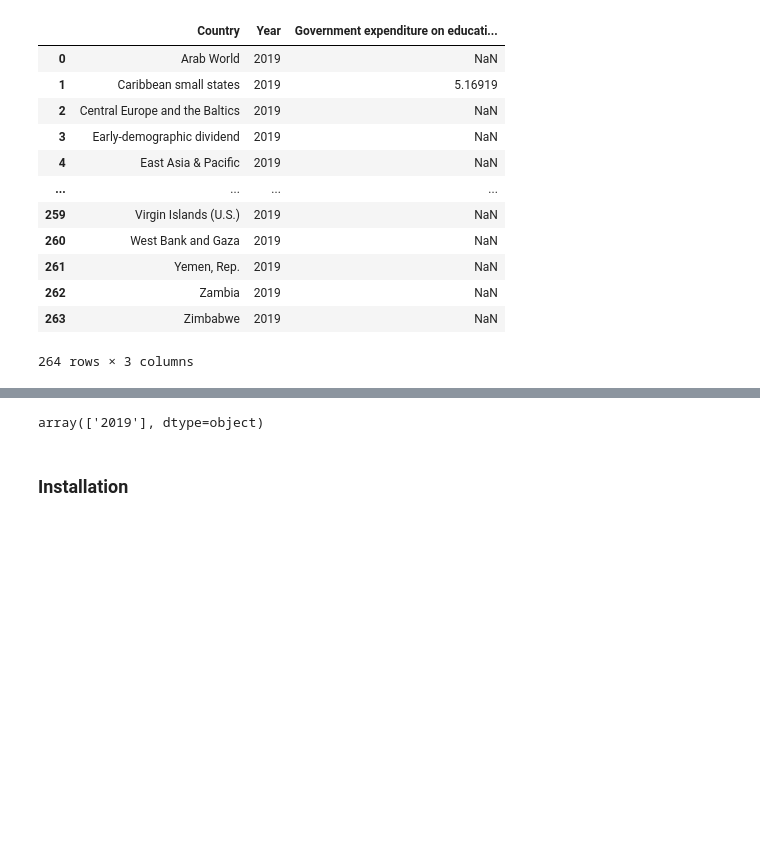
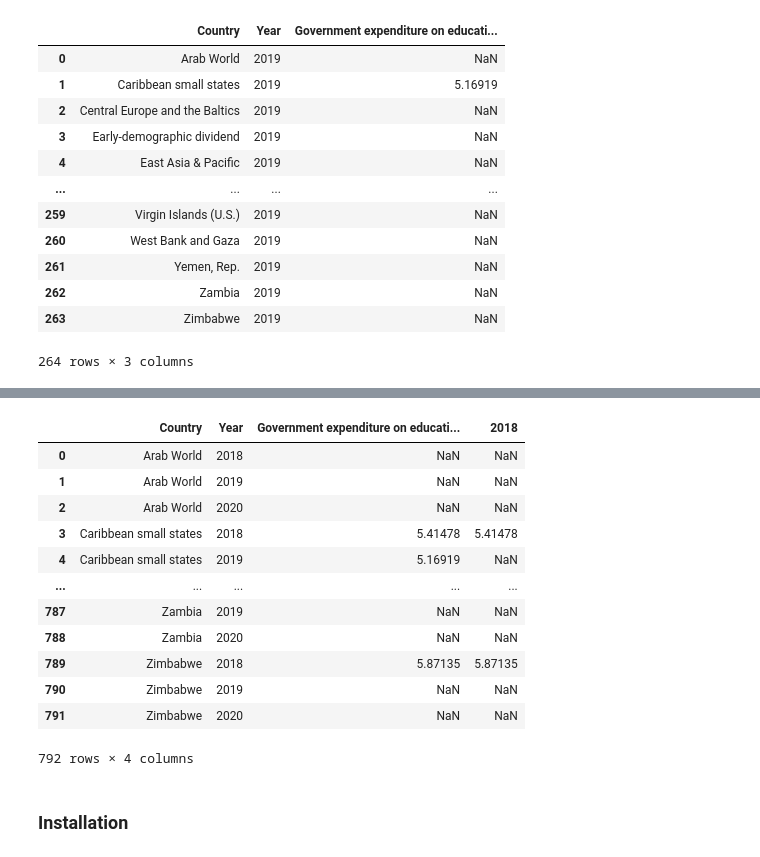
Before and after one commit to karnsaurabhkumar/soscipy, a Jupyter notebook: examples/Data Analysis.ipynb, the cells around one changed output, grey strips where cells are left out. Drawn from its saved outputs; the diff is of its cells as text; code cells hidden in the pictures; blank space fills up the shorter version.

```diff
--- a/examples/Data Analysis.ipynb
+++ b/examples/Data Analysis.ipynb
@@ -51,0 +274,17 @@ data
+# %%
+def get_indicator(url):
+    indicator = url.split('?')[0].split('/')[-1]
+    return indicator
+def world_bank_data(url, date, mrv=2):
+    """
+    Takes a URL for input and extracts the indicator string. This is then used to extract data from world bank data
+    :param url: URL of the data page
+    :return: Dataframew with indicator as the last column
+    """
+    indicator = get_indicator(url)
+    data = wb.get_series(indicator, date=date,mrv=mrv).to_frame().reset_index()
+    series = data['Series'].unique()[0]
+    data = data.drop(['Series'], axis=1)
+    data.Year = data.Year.apply(lambda x: int(x))
+    data = dfops.rename_pd(data, [data.columns[-1]], [series])
+    return data
@@ -51,0 +293,3 @@ data
+# %%
+data = world_bank_data(data_url,date='2018:2020')
+data
@@ -52,7 +310,24 @@ data
+# %%
+for Y in data.Year.unique():
+    data[str(Y)] = data[data.Year == Y][data.columns[-1]]
+# %%
+data[str(Y)] = data[data.Year == Y][data.columns[-1]]
 # %%
-data.Year.unique()
+data
 # %% [output]
+|  | Country | Year | Government expenditure on educati... | 2018 |
+| 0 | Arab World | 2018 | NaN | NaN |
+| 1 | Arab World | 2019 | NaN | NaN |
+| 2 | Arab World | 2020 | NaN | NaN |
+| 3 | Caribbean small states | 2018 | 5.41478 | 5.41478 |
+| 4 | Caribbean small states | 2019 | 5.16919 | NaN |
+| ... | ... | ... | ... | ... |
+| 787 | Zambia | 2019 | NaN | NaN |
+| 788 | Zambia | 2020 | NaN | NaN |
+| 789 | Zimbabwe | 2018 | 5.87135 | 5.87135 |
+| 790 | Zimbabwe | 2019 | NaN | NaN |
+| 791 | Zimbabwe | 2020 | NaN | NaN |
-array(['2019'], dtype=object)
+792 rows × 4 columns
 # %% [markdown]
 ### Installation
 # %%
```
Also changed, not shown: parts of 22 cells of this notebook, 3 other files.
